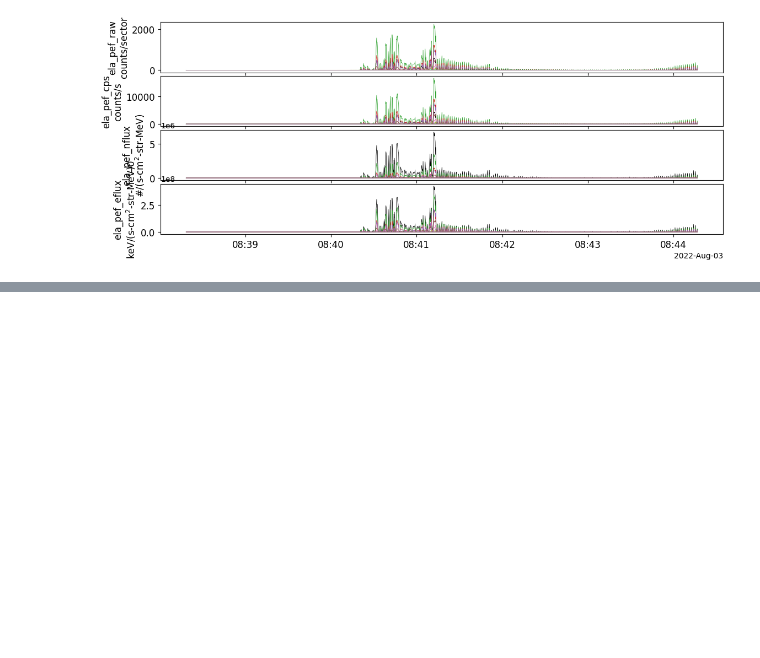
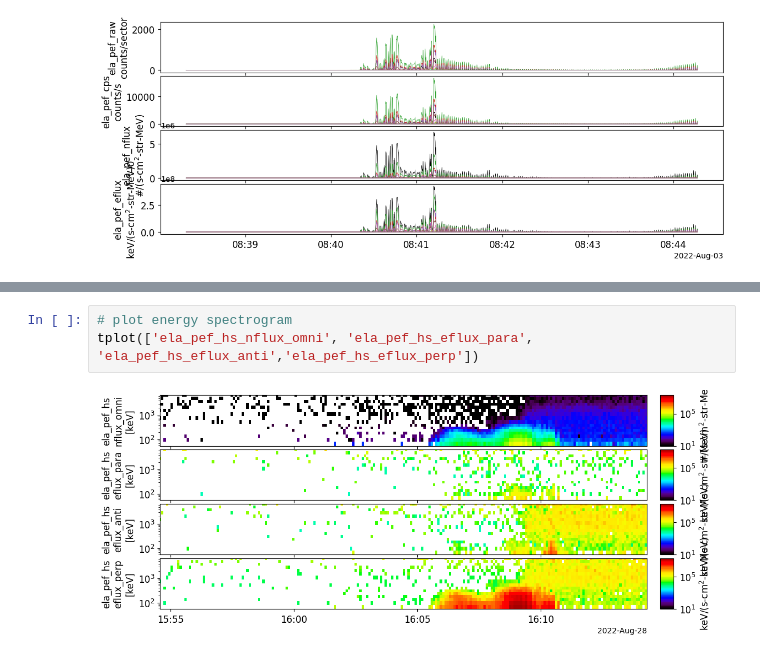
Before and after one commit to jiashuwu89/pyspedas_examples, a Jupyter notebook: pyspedas_examples/notebooks/Elfin_overview.ipynb, the cells around one changed output, grey strips where cells are left out. Saved outputs shown, nothing was run; the diff lists cells and outputs as text; blank space fills up the shorter version.

```diff
--- a/pyspedas_examples/notebooks/Elfin_overview.ipynb
+++ b/pyspedas_examples/notebooks/Elfin_overview.ipynb
@@ -200,0 +295,5 @@ print(epd_l2_nflux)
+# %%
+# plot energy spectrogram
+tplot(['ela_pef_hs_nflux_omni', 'ela_pef_hs_eflux_para', 'ela_pef_hs_eflux_anti','ela_pef_hs_eflux_perp'])
+# %% [output]
+[figure, added]
```
Also changed, not shown: parts of 9 cells of this notebook, 2 other files.
